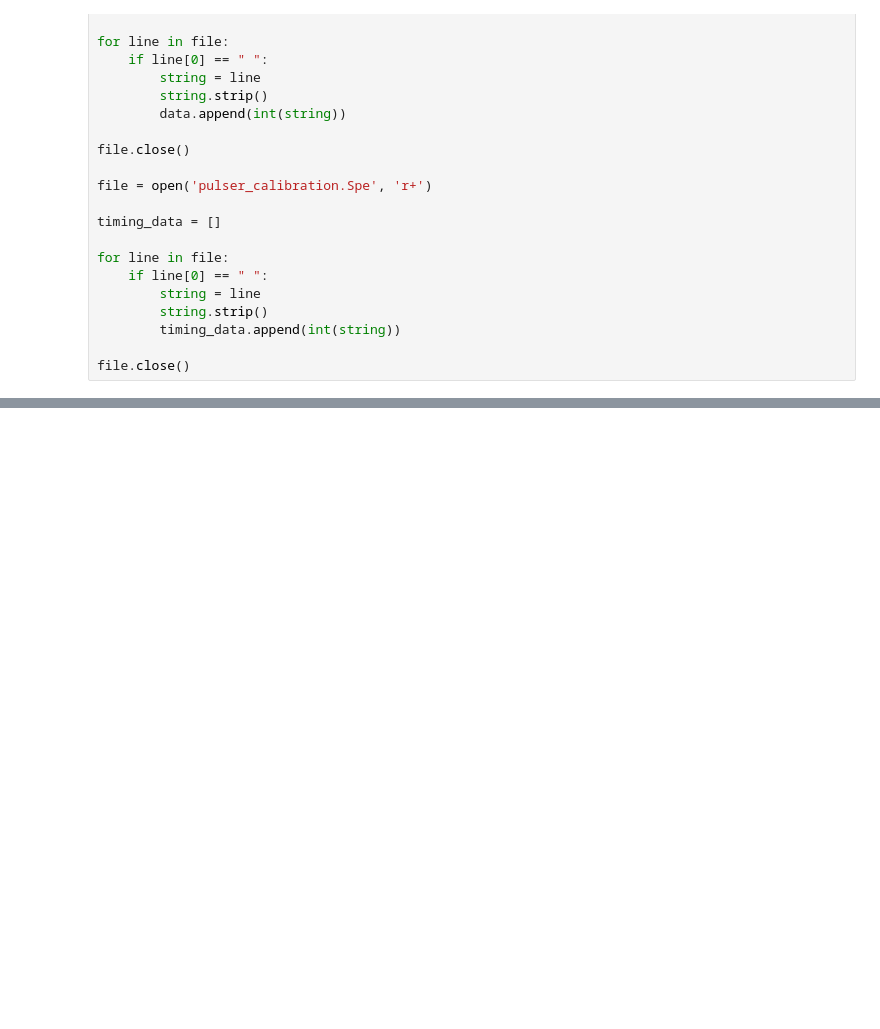
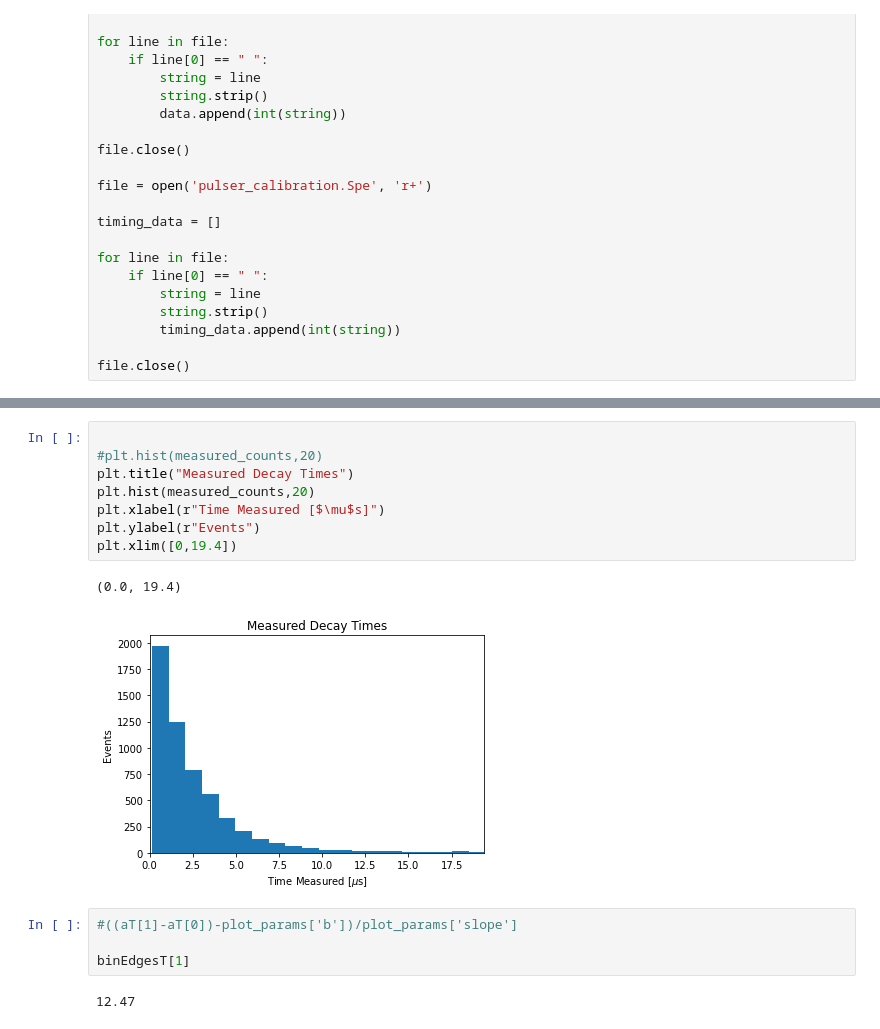
Before and after one commit to Fderick/Advanced-Lab-Data, a Jupyter notebook: Lab03-MuonLifetime.ipynb, the cells around one changed output, grey strips where cells are left out. Drawn from its saved outputs; the diff is of its cells as text; blank space fills up the shorter version.

```diff
--- a/Lab03-MuonLifetime.ipynb
+++ b/Lab03-MuonLifetime.ipynb
@@ -128,0 +138,17 @@ plt.scatter(measured_times,y)
+# %%
+
+#plt.hist(measured_counts,20)
+plt.title("Measured Decay Times")
+plt.hist(measured_counts,20)
+plt.xlabel(r"Time Measured [$\mu$s]")
+plt.ylabel(r"Events")
+plt.xlim([0,19.4])
+# %% [output]
+(0.0, 19.4)
+[figure, added]
+# %%
+#((aT[1]-aT[0])-plot_params['b'])/plot_params['slope']
+
+binEdgesT[1]
+# %% [output]
+12.47
```
Also changed, not shown: parts of 4 cells of this notebook.
